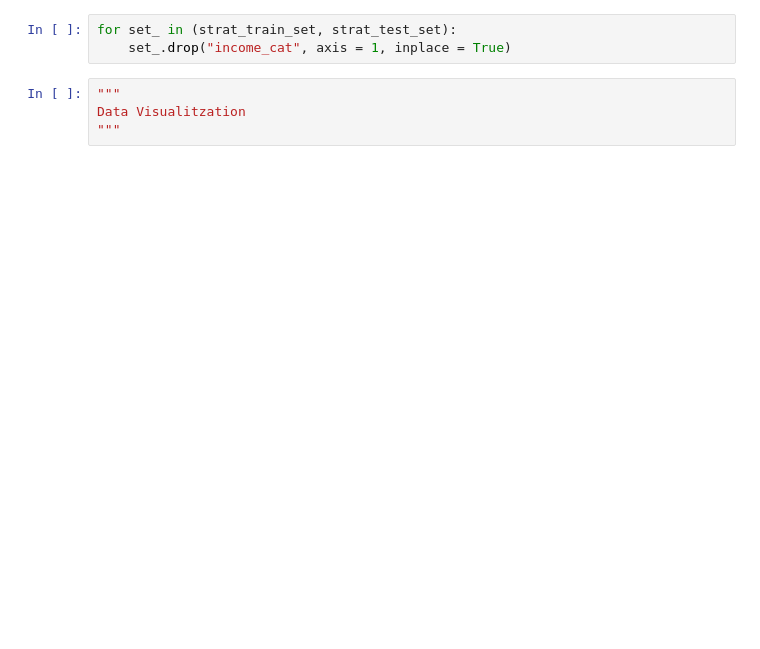
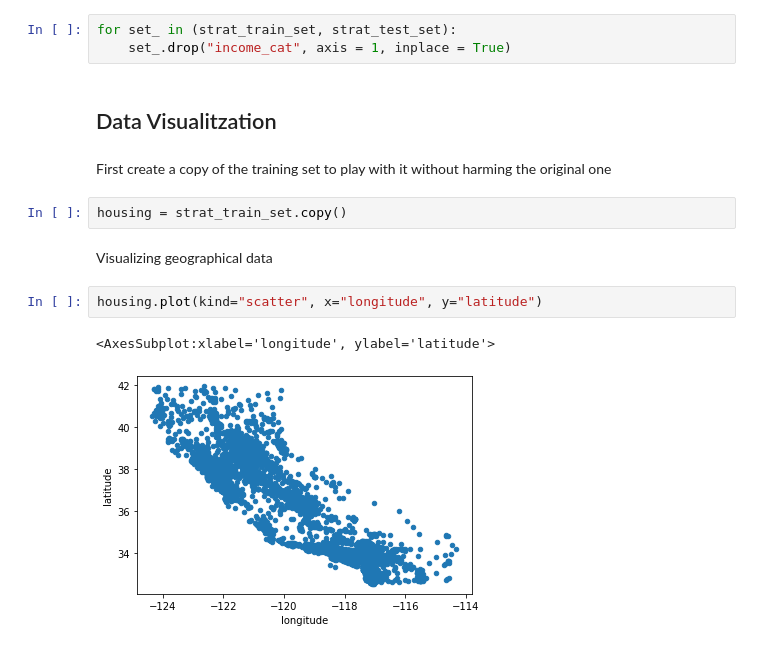
Before and after one commit to quimpm/handson, a Jupyter notebook: e2e-ml-proj/housing_price.ipynb, the cells around one changed output. Cells and saved outputs as stored; diff of their text form; blank space fills up the shorter version.

```diff
--- a/e2e-ml-proj/housing_price.ipynb
+++ b/e2e-ml-proj/housing_price.ipynb
@@ -162,7 +153,16 @@ Name: income_cat, dtype: float64
 # %%
 for set_ in (strat_train_set, strat_test_set):
     set_.drop("income_cat", axis = 1, inplace = True)
-# %%
-"""
-Data Visualitzation
-"""
+# %% [markdown]
+## Data Visualitzation
+# %% [markdown]
+First create a copy of the training set to play with it without harming the original one
+# %%
+housing = strat_train_set.copy()
+# %% [markdown]
+Visualizing geographical data
+# %%
+housing.plot(kind="scatter", x="longitude", y="latitude")
+# %% [output]
+<AxesSubplot:xlabel='longitude', ylabel='latitude'>
+[figure, added]
```
Also changed, not shown: parts of 31 cells of this notebook.
